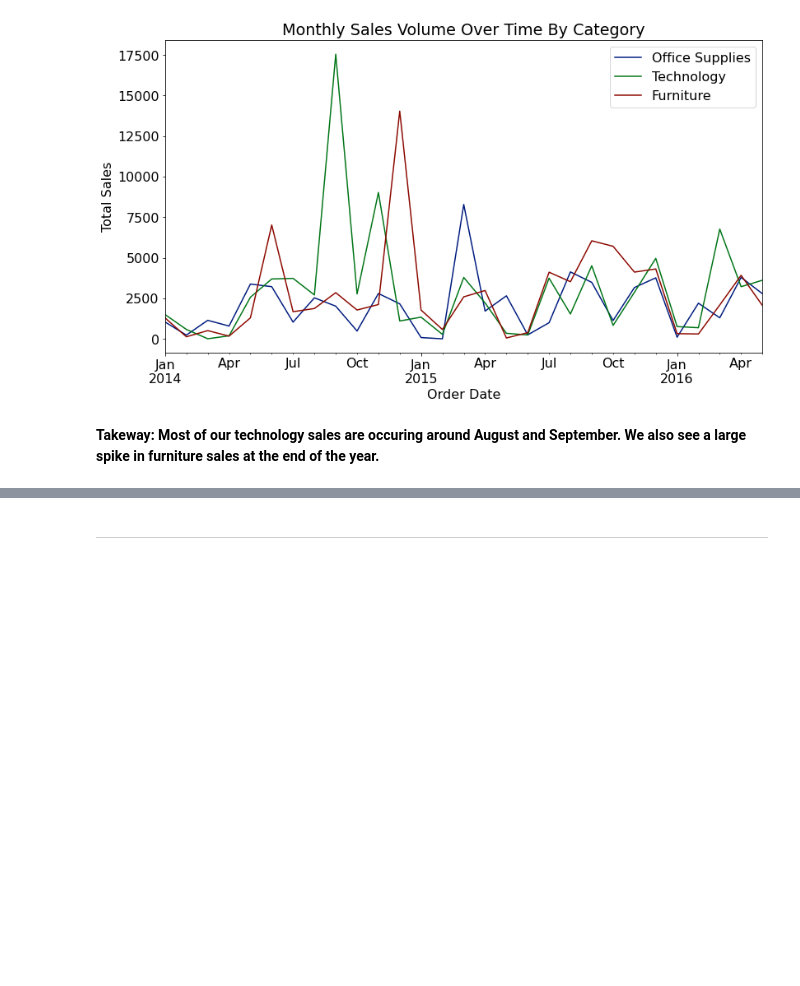
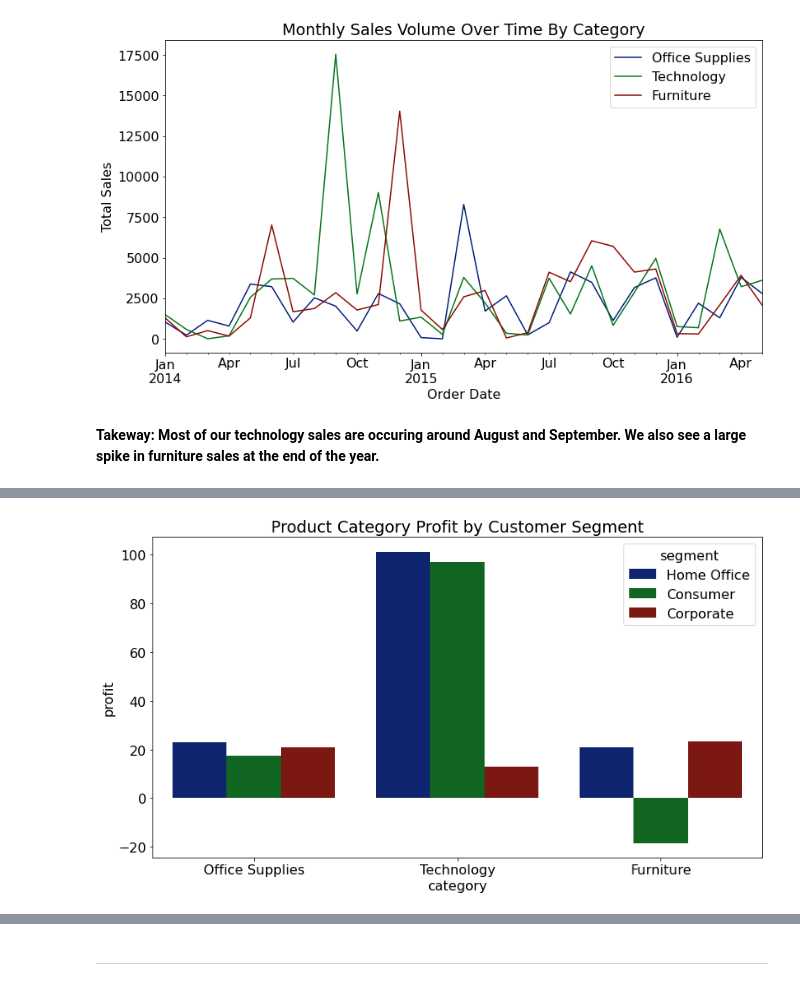
Before and after one commit to Kristofer-Rivera-and-Oliver-Ton/time_series_project, a Jupyter notebook: superstore_final.ipynb, the cells around one changed output, grey strips where cells are left out. Saved outputs shown, nothing was run; the diff lists cells and outputs as text; code cells hidden in the pictures; blank space fills up the shorter version.

```diff
--- a/superstore_final.ipynb
+++ b/superstore_final.ipynb
@@ -128,0 +139,7 @@ Text(0, 0.5, 'Total Sales')
+# %%
+# Let's visualize the same thing using profit instead of sales
+sns.barplot(x='category', y='profit', data= train, hue='segment', ci=None)
+plt.title('Product Category Profit by Customer Segment')
+None
+# %% [output]
+[figure, added]
```
Also changed, not shown: parts of 16 cells of this notebook.
